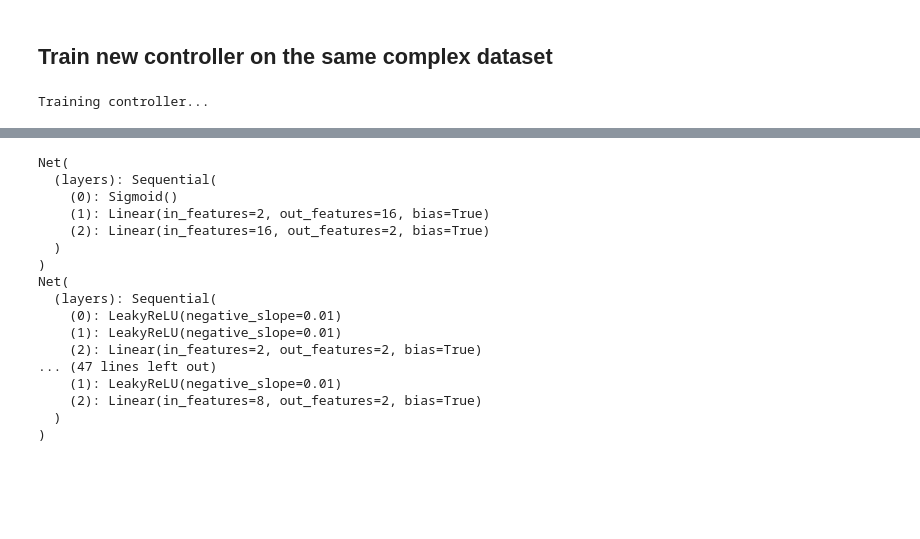
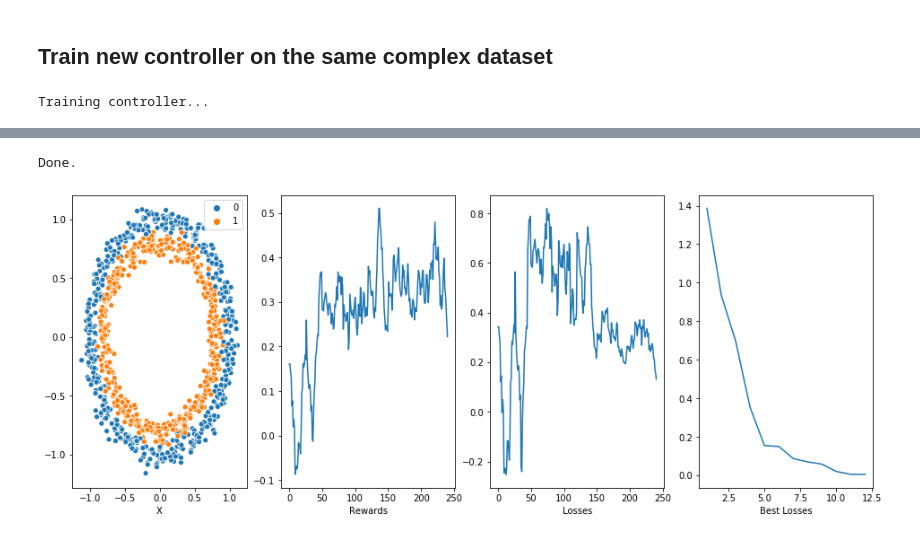
Before and after one commit to SamirMoustafa/minimal-nas, a Jupyter notebook: train.ipynb, the cells around one changed output, grey strips where cells are left out. Saved outputs shown, nothing was run; the diff lists cells and outputs as text; code cells hidden in the pictures; blank space fills up the shorter version.

```diff
--- a/train.ipynb
+++ b/train.ipynb
@@ -238,25 +260,10 @@ Done.
 ## Train new controller on the same complex dataset
 # %%
 new_controller = Controller()
-rewards, losses, saved_losses = train(new_controller, num_rollouts, dl_train, dl_dev)
+rewards, losses, saved_losses, best_child = train(new_controller, num_rollouts, dl_train, dl_dev)
 plot_resuts(X, y, rewards, losses, saved_losses)
 # %% [output]
 Training controller...
 [interactive output not drawn]
-Net(
-  (layers): Sequential(
-    (0): Sigmoid()
-    (1): Linear(in_features=2, out_features=16, bias=True)
-    (2): Linear(in_features=16, out_features=2, bias=True)
-  )
-)
-Net(
-  (layers): Sequential(
-    (0): LeakyReLU(negative_slope=0.01)
-    (1): LeakyReLU(negative_slope=0.01)
-    (2): Linear(in_features=2, out_features=2, bias=True)
-... (47 lines left out)
-    (1): LeakyReLU(negative_slope=0.01)
-    (2): Linear(in_features=8, out_features=2, bias=True)
-  )
-)
+Done.
+[figure, added]
```
Also changed, not shown: parts of 16 cells of this notebook, 2 other files.
